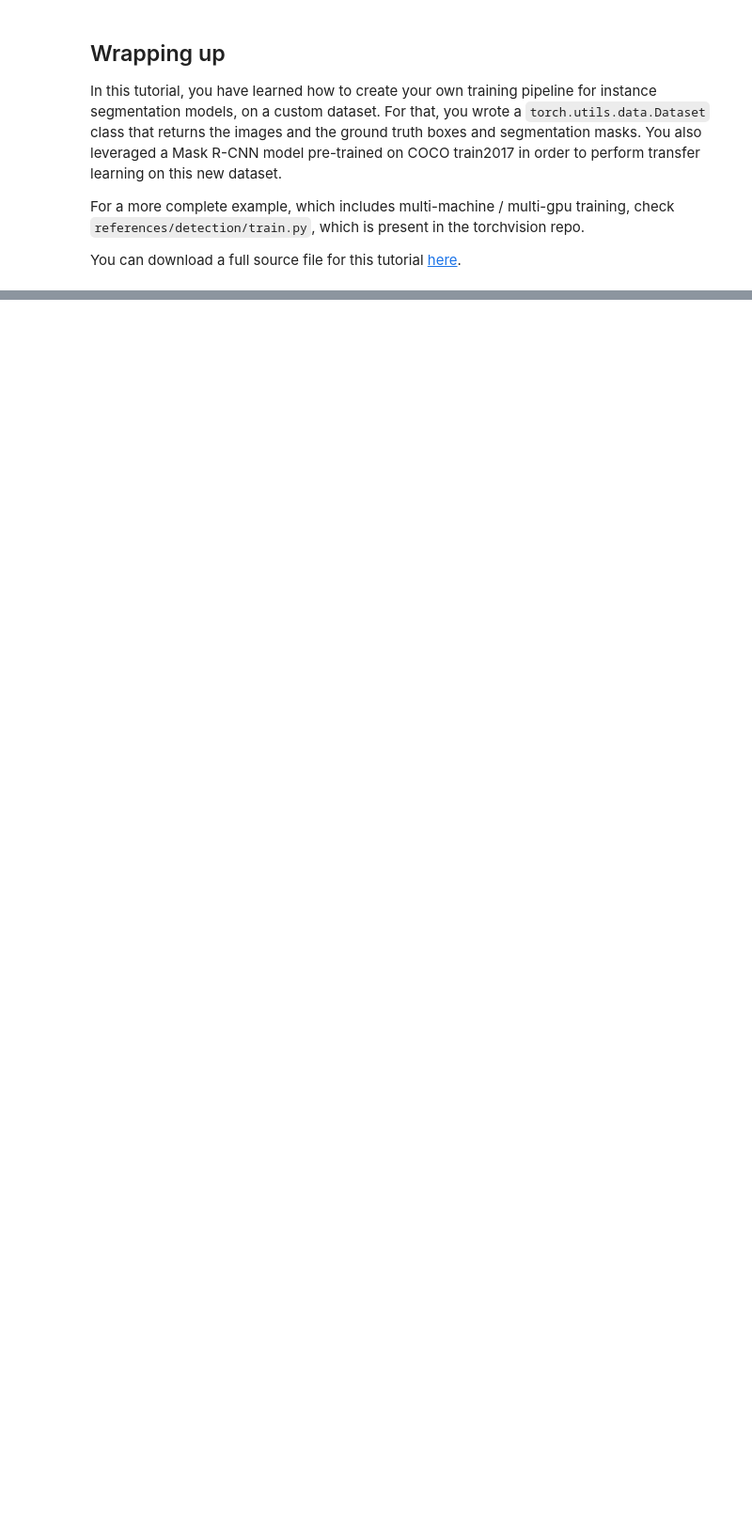
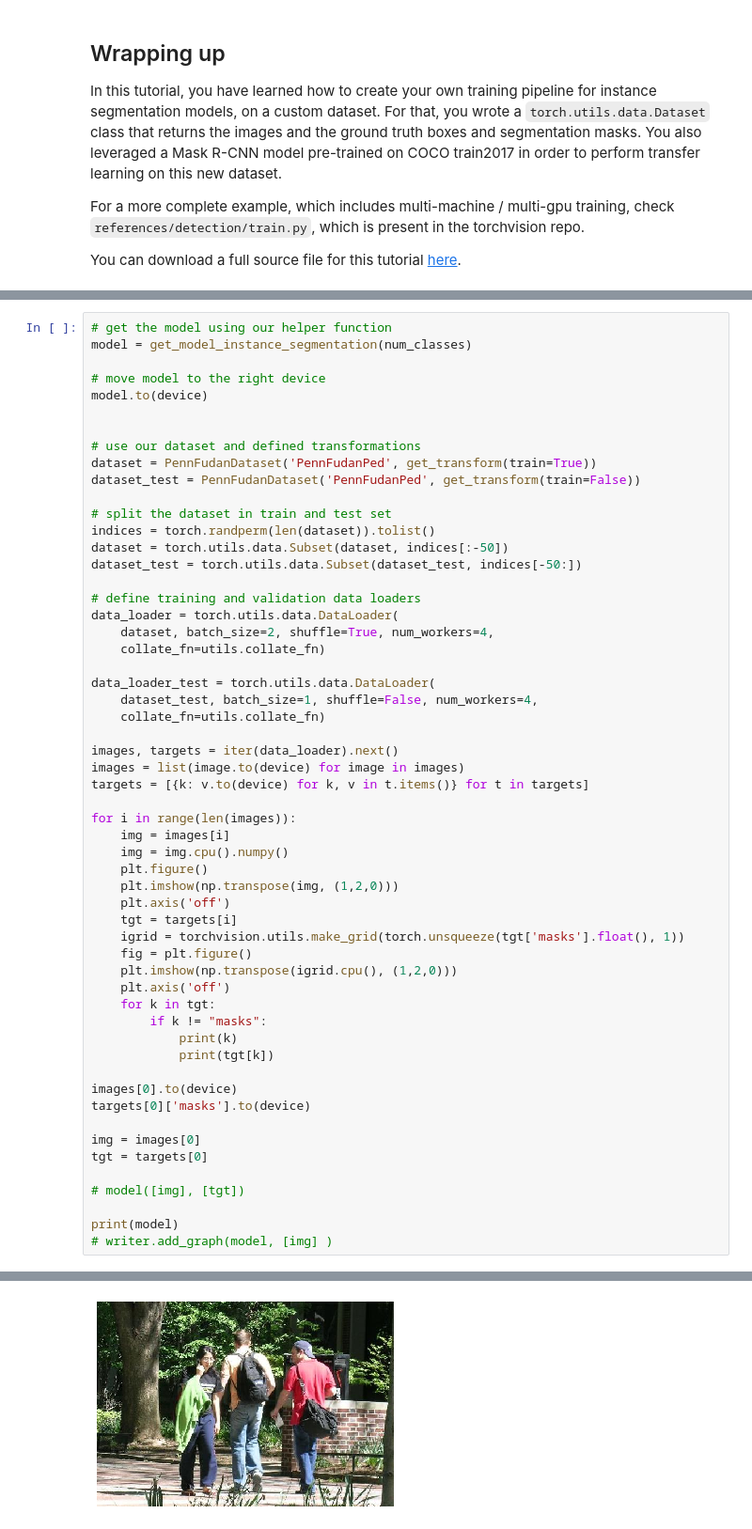
Before and after one commit to pysleepy/JupyterNotebooks-Learning, a Jupyter notebook: 04-Image and Video/00-TorchVision Object Detection Finetuning Tutorial/TorchVision Object Detection Finetuning Tutorial.ipynb, the cells around one changed output, grey strips where cells are left out. Shown at 94% size. Cells and saved outputs as stored; diff of their text form; blank space fills up the shorter version.

```diff
--- a/04-Image and Video/00-TorchVision Object Detection Finetuning Tutorial/TorchVision Object Detection Finetuning Tutorial.ipynb
+++ b/04-Image and Video/00-TorchVision Object Detection Finetuning Tutorial/TorchVision Object Detection Finetuning Tutorial.ipynb
@@ -392,0 +396,57 @@ You can download a full source file for this tutorial [here](https://pytorch.org
+# %%
+# get the model using our helper function
+model = get_model_instance_segmentation(num_classes)
+
+# move model to the right device
+model.to(device)
+
+
+# use our dataset and defined transformations
+dataset = PennFudanDataset('PennFudanPed', get_transform(train=True))
+dataset_test = PennFudanDataset('PennFudanPed', get_transform(train=False))
+
+# split the dataset in train and test set
+indices = torch.randperm(len(dataset)).tolist()
+dataset = torch.utils.data.Subset(dataset, indices[:-50])
+dataset_test = torch.utils.data.Subset(dataset_test, indices[-50:])
+
+# define training and validation data loaders
+data_loader = torch.utils.data.DataLoader(
+    dataset, batch_size=2, shuffle=True, num_workers=4,
+    collate_fn=utils.collate_fn)
+
+data_loader_test = torch.utils.data.DataLoader(
+    dataset_test, batch_size=1, shuffle=False, num_workers=4,
+    collate_fn=utils.collate_fn)
+
+images, targets = iter(data_loader).next()
+images = list(image.to(device) for image in images)
+targets = [{k: v.to(device) for k, v in t.items()} for t in targets]
+
+for i in range(len(images)):
+    img = images[i]
+    img = img.cpu().numpy()
+    plt.figure()
+    plt.imshow(np.transpose(img, (1,2,0)))
+    plt.axis('off')
+    tgt = targets[i]
+    igrid = torchvision.utils.make_grid(torch.unsqueeze(tgt['masks'].float(), 1))
+    fig = plt.figure()
+    plt.imshow(np.transpose(igrid.cpu(), (1,2,0)))
+    plt.axis('off')
+    for k in tgt:
+        if k != "masks":
+            print(k)
+            print(tgt[k])
+
+images[0].to(device)
+targets[0]['masks'].to(device)
+
+img = images[0]
+tgt = targets[0]
+
+# model([img], [tgt])
+
+print(model)
+# writer.add_graph(model, [img] )
+# %% [output]
@@ -392,0 +470 @@ You can download a full source file for this tutorial [here](https://pytorch.org
+[figure, added]
```
Also changed, not shown: parts of 5 cells of this notebook, 1 other file.
